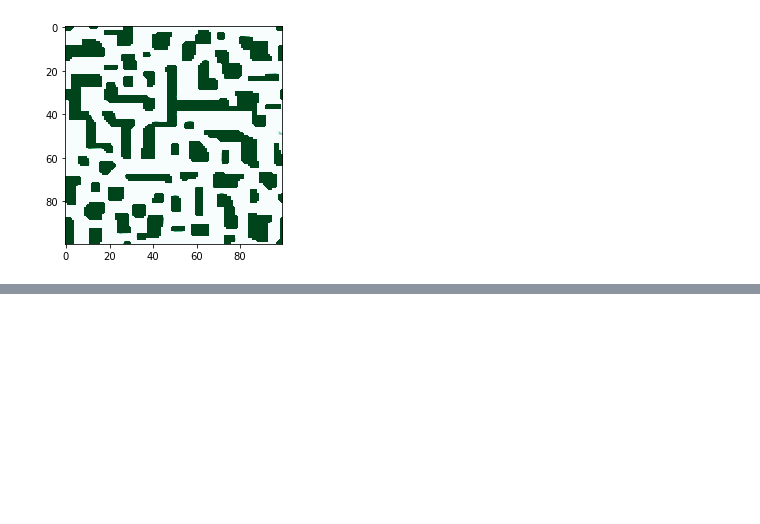
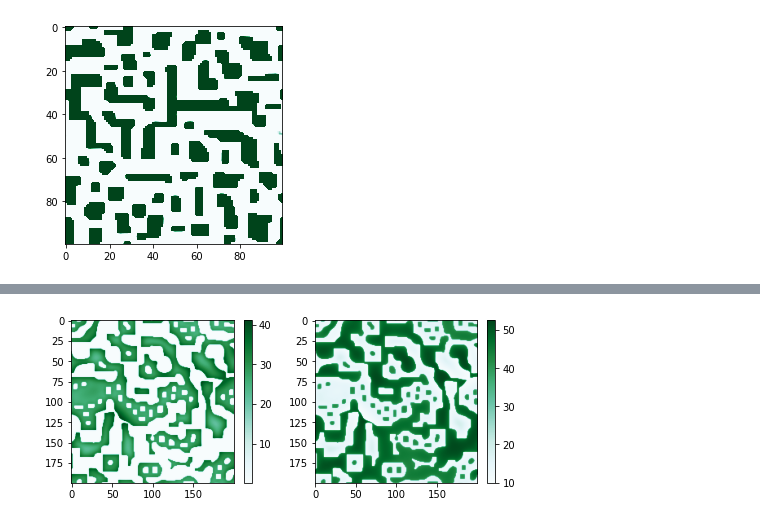
Before and after one commit to rpazuki/morpho_repo, a Jupyter notebook: solver/Turing_Brusselator_pde_solution_solver-Copy1.ipynb, the cells around one changed output, grey strips where cells are left out. Saved outputs shown, nothing was run; the diff lists cells and outputs as text; code cells hidden in the pictures; blank space fills up the shorter version.

```diff
--- a/solver/Turing_Brusselator_pde_solution_solver-Copy1.ipynb
+++ b/solver/Turing_Brusselator_pde_solution_solver-Copy1.ipynb
@@ -337,0 +377,12 @@ anim.save('Brusselator2.gif', writer=writergif, dpi=100)
+# %%
+index =4000
+_ = plt.figure(figsize=(8,4))
+plt.subplot(121)
+plt.imshow(sol[0,:,:, index], cmap='BuGn')
+plt.colorbar(shrink=.75)
+plt.subplot(122)
+plt.imshow(sol[1,:,:, index], cmap='BuGn')
+plt.colorbar(shrink=.75)
+plt.show()
+# %% [output]
+[figure, added]
```
Also changed, not shown: parts of 3 cells of this notebook, 7 other files.
